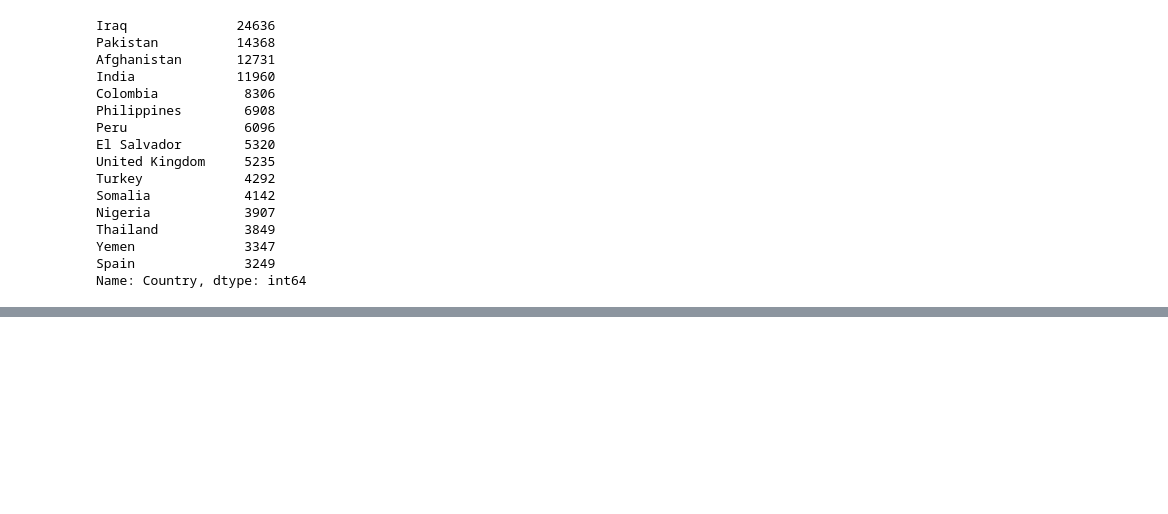
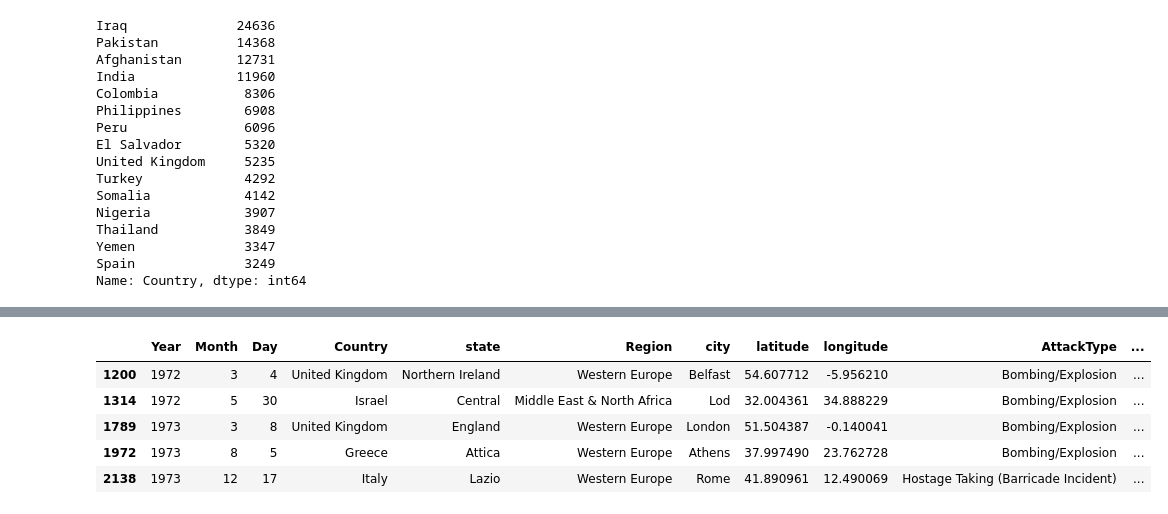
Before and after one commit to dsnnaveen/global-terrorism-analysis, a Jupyter notebook: Global_Terrorism_Analysis_Capstone_Project.ipynb, the cells around one changed output, grey strips where cells are left out. Drawn from its saved outputs; the diff is of its cells as text; code cells hidden in the pictures; blank space fills up the shorter version.

```diff
--- a/Global_Terrorism_Analysis_Capstone_Project.ipynb
+++ b/Global_Terrorism_Analysis_Capstone_Project.ipynb
@@ -153,0 +170,10 @@ Name: Country, dtype: int64
+# %%
+terror_bubble_df = terror_df[(terror_df['Group'] != 'Unknown') & (terror_df['casualities'] > 50)]
+terror_bubble_df.head()
+# %% [output]
+|  | Year | Month | Day | Country | state | Region | city | latitude | longitude | AttackType | ... |
+| 1200 | 1972 | 3 | 4 | United Kingdom | Northern Ireland | Western Europe | Belfast | 54.607712 | -5.956210 | Bombing/Explosion | ... |
+| 1314 | 1972 | 5 | 30 | Israel | Central | Middle East & North Africa | Lod | 32.004361 | 34.888229 | Bombing/Explosion | ... |
+| 1789 | 1973 | 3 | 8 | United Kingdom | England | Western Europe | London | 51.504387 | -0.140041 | Bombing/Explosion | ... |
+| 1972 | 1973 | 8 | 5 | Greece | Attica | Western Europe | Athens | 37.997490 | 23.762728 | Bombing/Explosion | ... |
+| 2138 | 1973 | 12 | 17 | Italy | Lazio | Western Europe | Rome | 41.890961 | 12.490069 | Hostage Taking (Barricade Incident) | ... |
```
Also changed, not shown: parts of 9 cells of this notebook.
